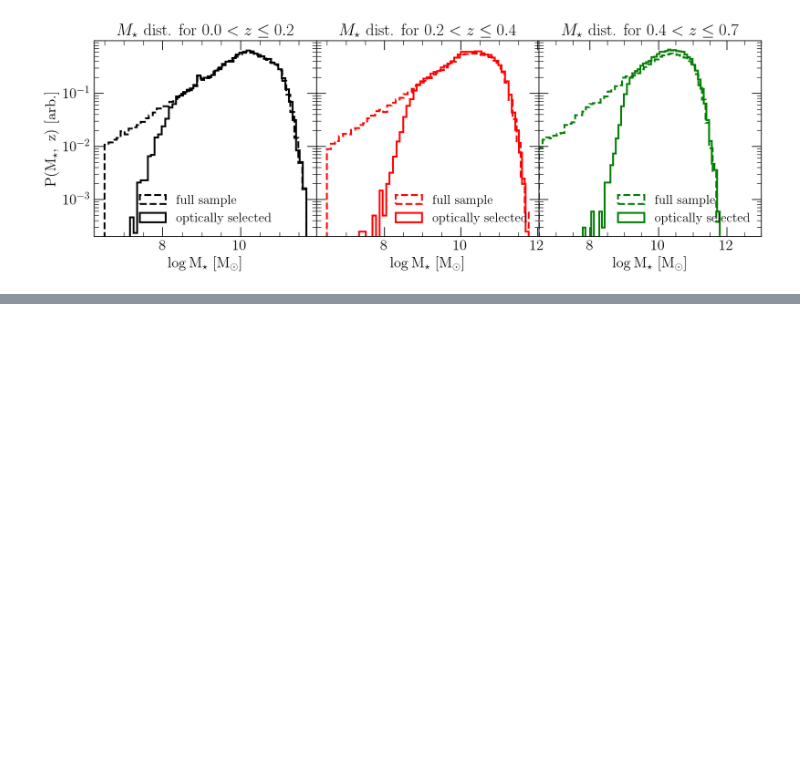
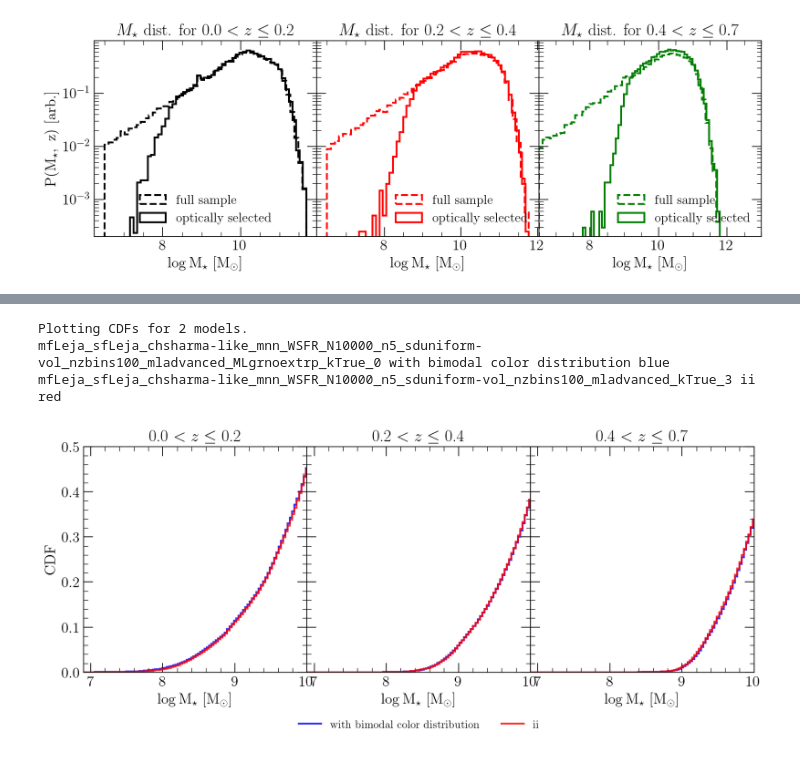
Before and after one commit to loudasnick/GALFRB, a Jupyter notebook: examples/data_postprocessing.ipynb, the cells around one changed output, grey strips where cells are left out. Saved outputs shown, nothing was run; the diff lists cells and outputs as text; code cells hidden in the pictures; blank space fills up the shorter version.

```diff
--- a/examples/data_postprocessing.ipynb
+++ b/examples/data_postprocessing.ipynb
@@ -128,0 +313,11 @@ plt.show()
+# %%
+plot_cdfs(fnames = [avail_files[0], avail_files[8]],
+tags = ['with bimodal color distribution', "ii"],
+plot_raw=False,
+plot_noKr=False,
+ add_data=False, caption_ncol=4, savefig=False, fname='App_fig4.pdf', color_palette='tab10', clrs=['blue', 'red'], xrange=(6.9, 10), yrange=(0.,0.5))
+# %% [output]
+Plotting CDFs for 2 models.
+mfLeja_sfLeja_chsharma-like_mnn_WSFR_N10000_n5_sduniform-vol_nzbins100_mladvanced_MLgrnoextrp_kTrue_0 with bimodal color distribution blue
+mfLeja_sfLeja_chsharma-like_mnn_WSFR_N10000_n5_sduniform-vol_nzbins100_mladvanced_kTrue_3 ii red
+[figure, added]
```
Also changed, not shown: parts of 8 cells of this notebook, 3 other files.
